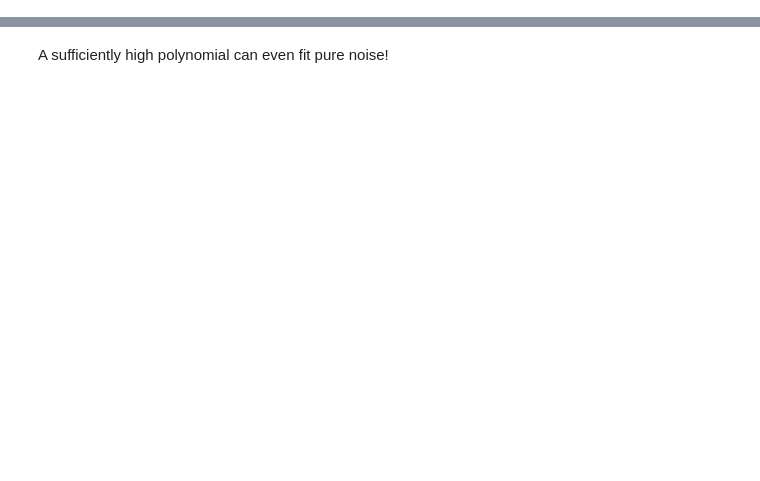
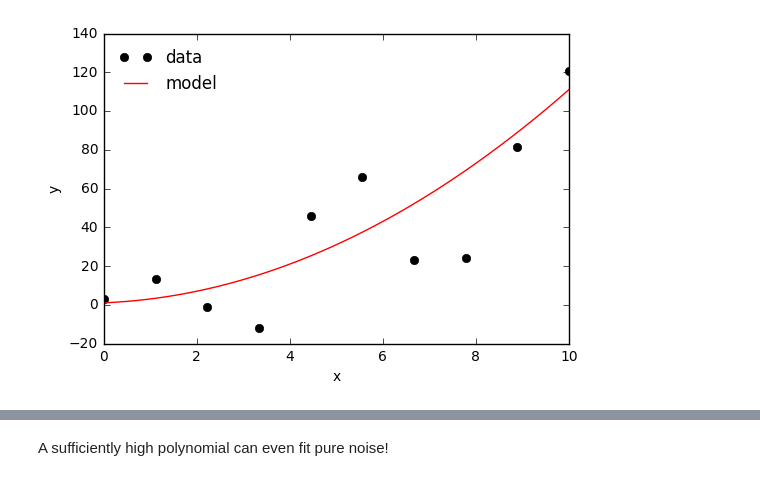
Before and after one commit to Degiacomi-Lab/python4science, a Jupyter notebook: 2_Python_numerical_methods.ipynb, the cells around one changed output, grey strips where cells are left out. Drawn from its saved outputs; the diff is of its cells as text; code cells hidden in the pictures; blank space fills up the shorter version.

```diff
--- a/2_Python_numerical_methods.ipynb
+++ b/2_Python_numerical_methods.ipynb
@@ -350,0 +833,12 @@ plt.savefig("data_coefficients.png")
+# %%
+#let's do some math on these arrays
+a = x + 3
+b = x ** 2
+c = x * y
+d = np.sqrt((x*50)+y**4)
+
+# to print numbers we got out, uncomment lines below
+#print (a)
+#print (b)
+#print (c)
+#print (d)
@@ -350,0 +945,27 @@ plt.savefig("data_coefficients.png")
+# %%
+def fct(x, a, b, c):
+    return a*x**2 + b*x + c
+
+# generate a noisy signal
+coeffs= [1, 1, 1]
+x = np.linspace(0, 10, 10)
+y_clean = fct(x, *coeffs)
+noise = np.random.normal(0, 20, len(x))
+y = y_clean + noise
+
+# polynomial fit of noisy signal
+poly = np.poly1d(coeffs)
+x2 = np.linspace(0, 10, 100)
+y2 = poly(x2)
+
+# plot noisy signal and polynomial fit
+fig = plt.figure()
+plt.plot(x, y, 'ko', label="data")
+plt.plot(x2, y2, 'r-', label="model")
+plt.xlabel("x")
+plt.ylabel("y")
+plt.legend(frameon=False, loc="upper left")
+plt.savefig("simple_fit.png")
+plt.show()
+# %% [output]
+[figure, added]
```
Also changed, not shown: parts of 162 cells of this notebook, 19 other files.
